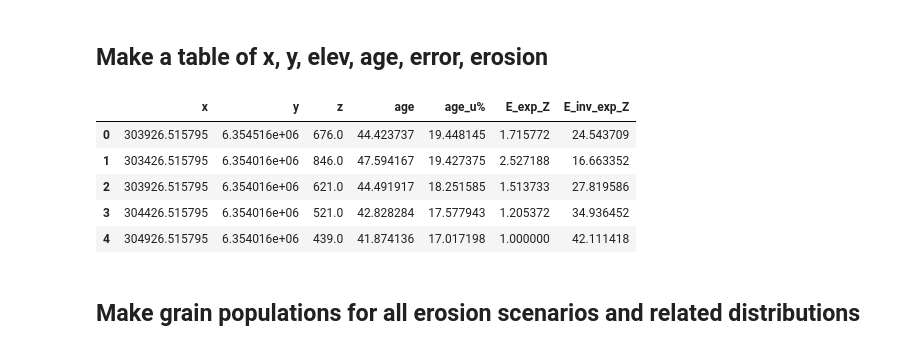
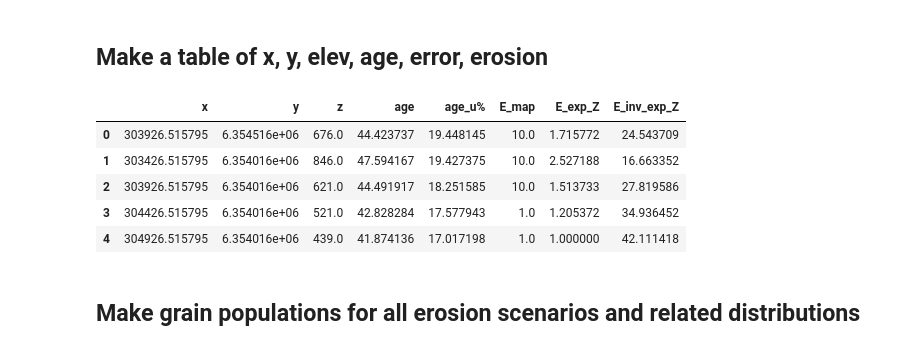
Before and after one commit to toddehlers/ESD_thermotrace, a Jupyter notebook: ESD_thermotrace.ipynb, the cells around one changed output. Drawn from its saved outputs; the diff is of its cells as text; code cells hidden in the pictures.

Commit message:
ascii import and resample functions, e_map import

```diff
--- a/ESD_thermotrace.ipynb
+++ b/ESD_thermotrace.ipynb
@@ -26,9 +28,10 @@ sns.set_context("talk")
 # %%
-# Input dem ASCII file name, with .txt extension
-# the dem is best resampled to a reasonably low resolution before importing it.
-# If not, it won't be a problem, but it will increase computational time
-# The input Coordinate Reference System should be WGS1984
-dem_filename = 'dem.txt'
+# Input rasters as ASCII files, with .txt or .asc extension
+# Best resampled to a reasonably low resolution before importing it.
+# If not, no big deal, but computational time increases
+# Input Coordinate Reference System must be WGS1984
+dem_filename = 'dem.txt' # digital elevation model
+e_map_filename = 'e_map0.asc' # map of erosion, with same extent as DEM, each cell is assigned an erosional weigth
 
 # watershed shapefile filename with .shp extension
 ws_filename = 'ws_lc.shp'
@@ -51,12 +54,13 @@ rbf_method = 'yes' # 'yes' or 'no'
 # which stops within the edges of the input datapoints.
 # Would you want to additionally extrapolate ages outside of the data points?
 extra = 'no' # 'yes' or 'no'
-# if yes, an inverse-distance-weighted average is used to assign a value
+
+# If yes, an inverse-distance-weighted average is used to assign a value
 # to the cells out of the linear interpolation field, but not farther than the search radius 'extra_rad'
 # which search radius do you want?
 extra_rad = 2000 # meters
 
-# How do you want to name the output folder?
+# How do you want to name the output folder for this simulation?
 opf = 'output'
 # %% [markdown]
 ### Import input files and display them
@@ -573,6 +649,7 @@ def clip_to_ws(raster, shp_filename, extent):
 xi_res_clp = clip_to_ws(xi_res, ws_filename, extent84)
 yi_res_clp = clip_to_ws(yi_res, ws_filename, extent84)
 zi_res_clp = clip_to_ws(zi_res, ws_filename, extent84)
+e_map_res_clp = clip_to_ws(e_map_res, ws_filename, extent84)
 age_interp_map_clp = clip_to_ws(age_interp_map, ws_filename, extent84)
 age_interp_error_map_clp = clip_to_ws(age_interp_error_map, ws_filename, extent84)
 
@@ -597,38 +674,30 @@ fig.savefig(opf+'/clipped_age_map.pdf', dpi=200)
 # %% [markdown]
 ## Make a table of x, y, elev, age, error, erosion
 # %%
-# ws_coords = {} # allocate dictionary
-grids = [xi_res_clp, yi_res_clp, zi_res_clp, age_interp_map_clp, age_interp_error_map_clp] # grids to crop
-labels = ['x', 'y', 'z', 'age', 'age_u%'] # labels for dictionary
-
-# # plot the grids to check if they make sense ?
-# fig,ax = plt.subplots(1,5, figsize=(20,7))
-# for ax,g,l in zip(ax.ravel(),grids,labels):
-#     ax.imshow(g,extent=extent84)
-#     ax.set_title(l+' grid')
-# plt.tight_layout()
+grids = [xi_res_clp, yi_res_clp, zi_res_clp, age_interp_map_clp, age_interp_error_map_clp, e_map_res_clp] # grids to crop
+labels = ['x', 'y', 'z', 'age', 'age_u%', 'E_map'] # labels for dictionary
 
 ws_data = pd.DataFrame()
 for g,l in zip(grids,labels):
     ws_data[l] = g[g==g] # drop the nans and reshape to 1D-array
 
-# make erosion weight as an exponential and inverse exponential function of elevation
+# For the examples, make erosional weight as an exponential and inverse exponential function of elevation
 ws_data['E_exp_Z'] = np.exp(ws_data.z/ws_data.z.min())
 ws_data.E_exp_Z = ws_data.E_exp_Z/ws_data.E_exp_Z.min()
 ws_data['E_inv_exp_Z'] = 1/np.exp(ws_data.z/ws_data.z.min())
 ws_data.E_inv_exp_Z = ws_data.E_inv_exp_Z/ws_data.E_inv_exp_Z.min()
 
 # save to excel
 ws_data.to_excel(opf+'/xyz_age_eros.xlsx', index=False)
 
 ws_data.head()
 # %% [output]
-|  | x | y | z | age | age_u% | E_exp_Z | E_inv_exp_Z |
-| 0 | 303926.515795 | 6.354516e+06 | 676.0 | 44.423737 | 19.448145 | 1.715772 | 24.543709 |
-| 1 | 303426.515795 | 6.354016e+06 | 846.0 | 47.594167 | 19.427375 | 2.527188 | 16.663352 |
-| 2 | 303926.515795 | 6.354016e+06 | 621.0 | 44.491917 | 18.251585 | 1.513733 | 27.819586 |
-| 3 | 304426.515795 | 6.354016e+06 | 521.0 | 42.828284 | 17.577943 | 1.205372 | 34.936452 |
-| 4 | 304926.515795 | 6.354016e+06 | 439.0 | 41.874136 | 17.017198 | 1.000000 | 42.111418 |
+|  | x | y | z | age | age_u% | E_map | E_exp_Z | E_inv_exp_Z |
+| 0 | 303926.515795 | 6.354516e+06 | 676.0 | 44.423737 | 19.448145 | 10.0 | 1.715772 | 24.543709 |
+| 1 | 303426.515795 | 6.354016e+06 | 846.0 | 47.594167 | 19.427375 | 10.0 | 2.527188 | 16.663352 |
+| 2 | 303926.515795 | 6.354016e+06 | 621.0 | 44.491917 | 18.251585 | 10.0 | 1.513733 | 27.819586 |
+| 3 | 304426.515795 | 6.354016e+06 | 521.0 | 42.828284 | 17.577943 | 1.0 | 1.205372 | 34.936452 |
+| 4 | 304926.515795 | 6.354016e+06 | 439.0 | 41.874136 | 17.017198 | 1.0 | 1.000000 | 42.111418 |
 # %% [markdown]
 ## Make grain populations for all erosion scenarios and related distributions
 # %%
```
Also changed, not shown: parts of 11 cells of this notebook, 7 other files.
